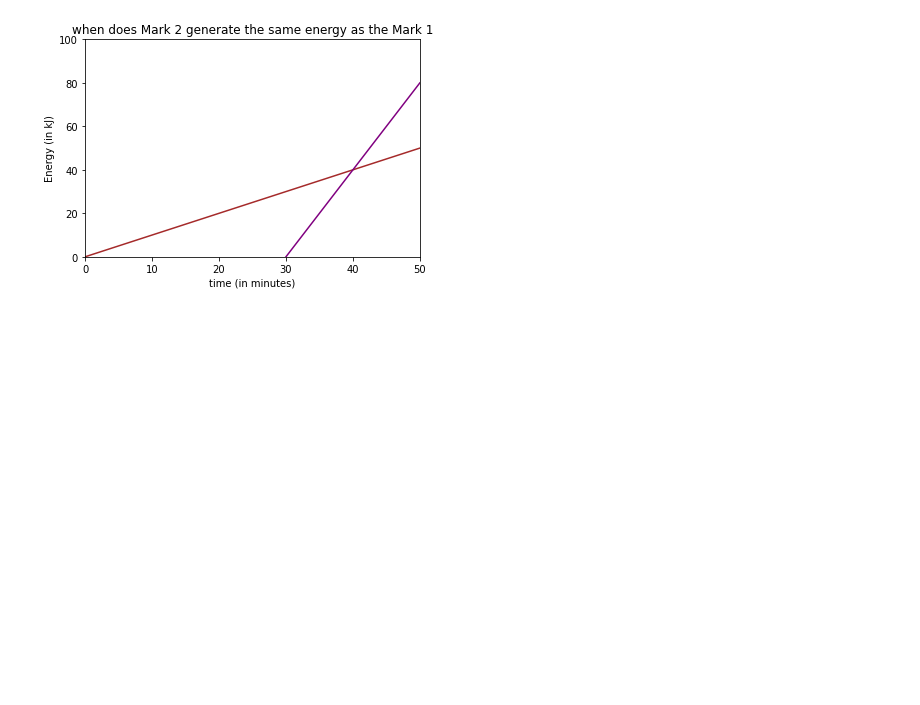
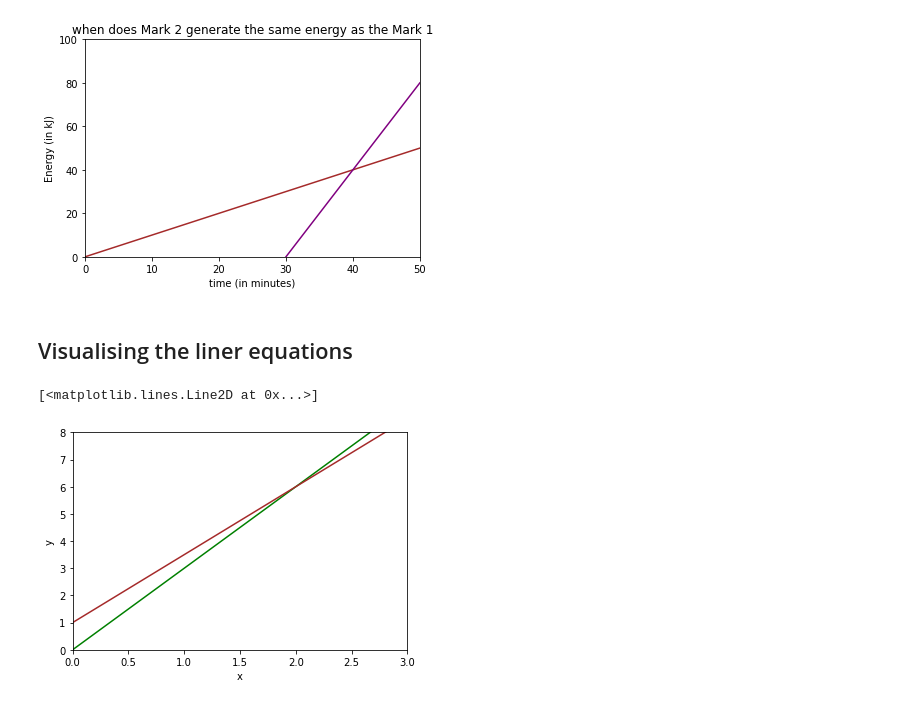
Before and after one commit to gilgamesh7/ml_math_python, a Jupyter notebook: 01_linear_algebra.ipynb, the cells around one changed output. Saved outputs shown, nothing was run; the diff lists cells and outputs as text; code cells hidden in the pictures; blank space fills up the shorter version.

Commit message:
Visualise linear equations

```diff
--- a/01_linear_algebra.ipynb
+++ b/01_linear_algebra.ipynb
@@ -51,3 +51,25 @@ ax.plot(time_sequence, mark_2_energy_sequence, color='purple')
 # %% [output]
 [<matplotlib.lines.Line2D at 0x...>]
 [figure]
+# %% [markdown]
+## Visualising the liner equations
+# %%
+x= np.linspace(start=-10,stop=10, num=1000)
+# %%
+y1 = 3 * x
+# %%
+y2 = 1 + (5*x)/2
+# %%
+fig, ax = plt.subplots()
+
+plt.xlabel('x')
+plt.ylabel('y')
+
+ax.set_xlim([0,3])
+ax.set_ylim([0,8])
+
+ax.plot(x, y1, color='green')
+ax.plot(x, y2, color='brown')
+# %% [output]
+[<matplotlib.lines.Line2D at 0x...>]
+[figure, added]
```
Also changed, not shown: parts of 4 cells of this notebook.
